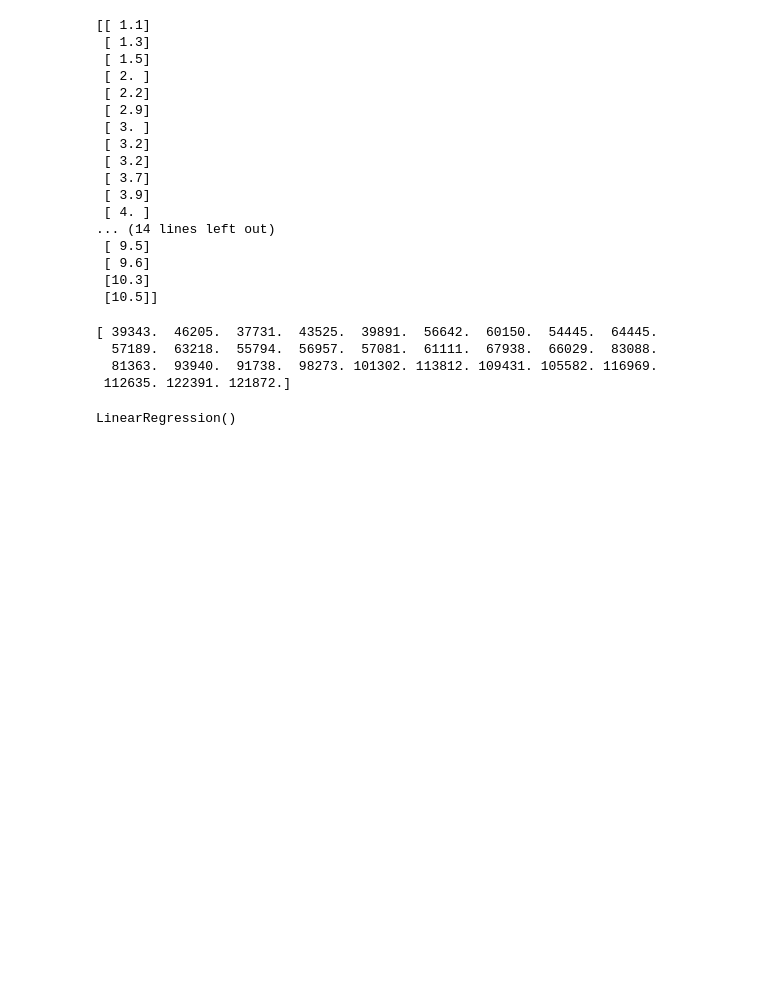
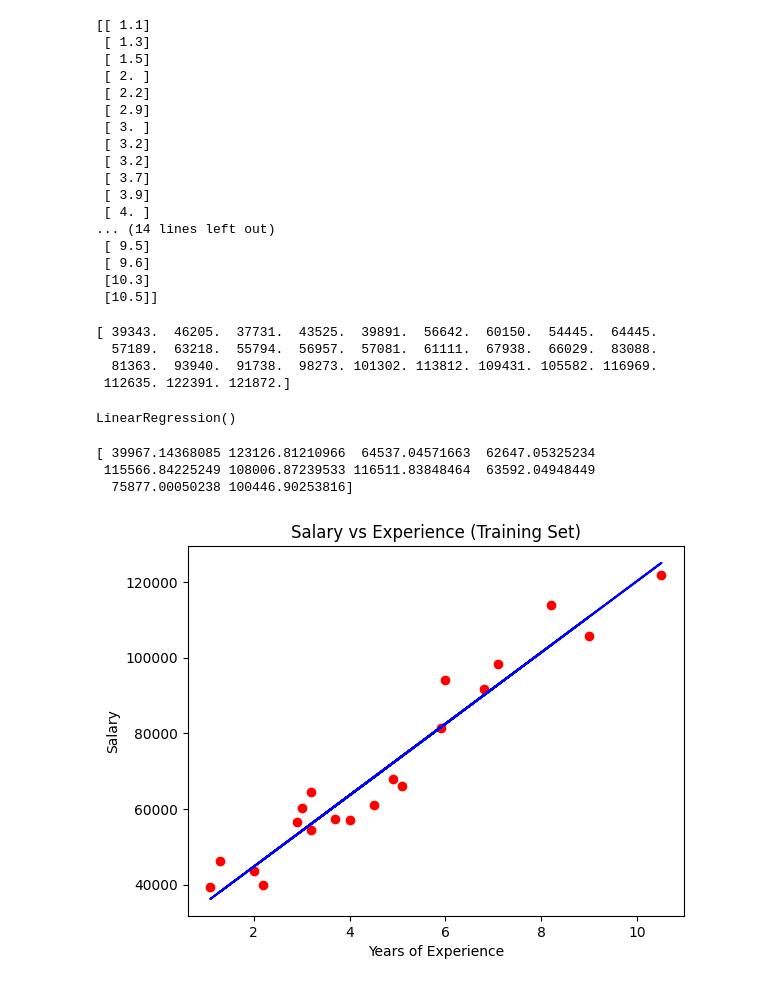
Before and after one commit to Sparshr04/All-about-Linear-Regression, a Jupyter notebook: main.ipynb, the cells around one changed output. Drawn from its saved outputs; the diff is of its cells as text; code cells hidden in the pictures; blank space fills up the shorter version.

```diff
--- a/main.ipynb
+++ b/main.ipynb
@@ -38,9 +38,29 @@ print(y) # Printing the dapendent varianle vector y
  112635. 122391. 121872.]
 # %%
 #Splitting the dataset into Training and Test set
+from sklearn.model_selection import train_test_split
+X_train, X_test, y_train, y_test = train_test_split(X, y, test_size=1/3, random_state=0)
-# %%
-from sklearn.linear_model import LinearRegression
-regressor = LinearRegression()
-regressor.fit(X, y)
-# %% [output]
-LinearRegression()
+# %%
+from sklearn.linear_model import LinearRegression
+regressor = LinearRegression()
+regressor.fit(X, y)
+# %% [output]
+LinearRegression()
+# %%
+# Predicting the Test set results
+y_pred = regressor.predict(X_test)
+print(y_pred)
+# %% [output]
+[ 39967.14368085 123126.81210966  64537.04571663  62647.05325234
+ 115566.84225249 108006.87239533 116511.83848464  63592.04948449
+  75877.00050238 100446.90253816]
+# %%
+# Plotting the Training set results
+plt.scatter(X_train, y_train, color='red')
+plt.plot(X_train, regressor.predict(X_train), color = 'blue')
+plt.title("Salary vs Experience (Training Set)")
+plt.xlabel("Years of Experience")
+plt.ylabel("Salary")
+plt.show()
+# %% [output]
+[figure, added]
```
Also changed, not shown: parts of 3 cells of this notebook.
